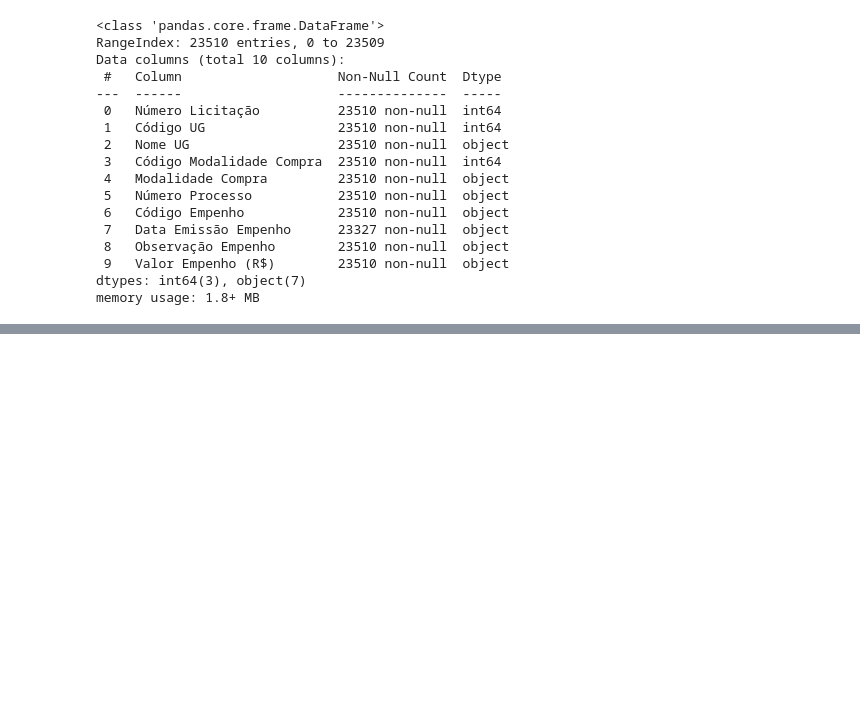
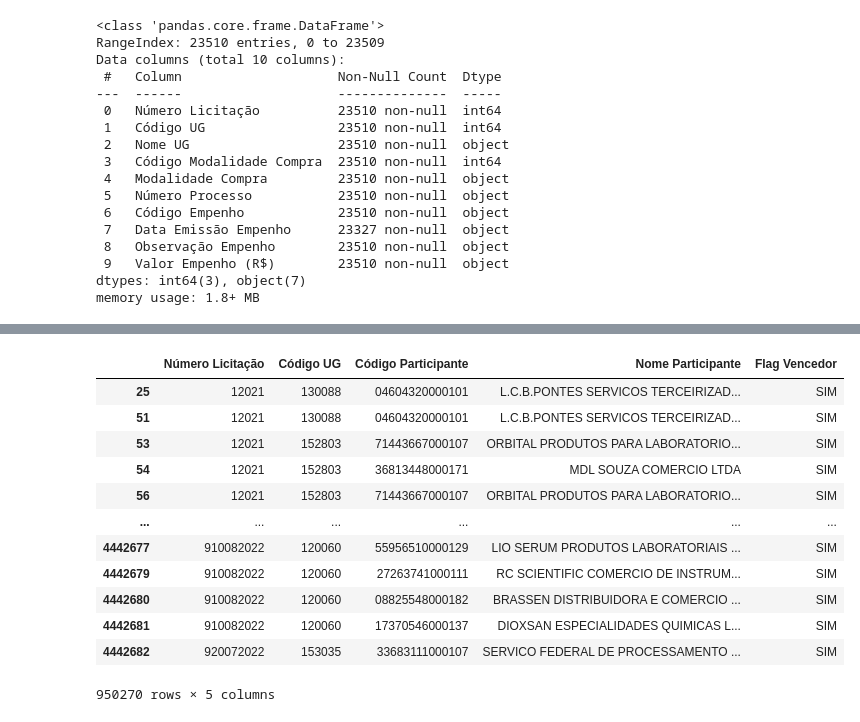
Before and after one commit to rwc2408/CienciadasRedes, a Jupyter notebook: APS/Validações.ipynb, the cells around one changed output, grey strips where cells are left out. Cells and saved outputs as stored; diff of their text form; code cells hidden in the pictures; blank space fills up the shorter version.

```diff
--- a/APS/Validações.ipynb
+++ b/APS/Validações.ipynb
@@ -201,0 +233,17 @@ G = nx.from_pandas_dataframe(df_licitacoes22, )
+# %%
+df_participantes_ctba22 = df_participantes22_selec[df_participantes22_selec['Flag Vencedor'] == 'SIM']
+df_participantes_ctba22
+# %% [output]
+|  | Número Licitação | Código UG | Código Participante | Nome Participante | Flag Vencedor |
+| 25 | 12021 | 130088 | 04604320000101 | L.C.B.PONTES SERVICOS TERCEIRIZAD... | SIM |
+| 51 | 12021 | 130088 | 04604320000101 | L.C.B.PONTES SERVICOS TERCEIRIZAD... | SIM |
+| 53 | 12021 | 152803 | 71443667000107 | ORBITAL PRODUTOS PARA LABORATORIO... | SIM |
+| 54 | 12021 | 152803 | 36813448000171 | MDL SOUZA COMERCIO LTDA | SIM |
+| 56 | 12021 | 152803 | 71443667000107 | ORBITAL PRODUTOS PARA LABORATORIO... | SIM |
+| ... | ... | ... | ... | ... | ... |
+| 4442677 | 910082022 | 120060 | 55956510000129 | LIO SERUM PRODUTOS LABORATORIAIS ... | SIM |
+| 4442679 | 910082022 | 120060 | 27263741000111 | RC SCIENTIFIC COMERCIO DE INSTRUM... | SIM |
+| 4442680 | 910082022 | 120060 | 08825548000182 | BRASSEN DISTRIBUIDORA E COMERCIO ... | SIM |
+| 4442681 | 910082022 | 120060 | 17370546000137 | DIOXSAN ESPECIALIDADES QUIMICAS L... | SIM |
+| 4442682 | 920072022 | 153035 | 33683111000107 | SERVICO FEDERAL DE PROCESSAMENTO ... | SIM |
+950270 rows × 5 columns
```
Also changed, not shown: parts of 13 cells of this notebook.
